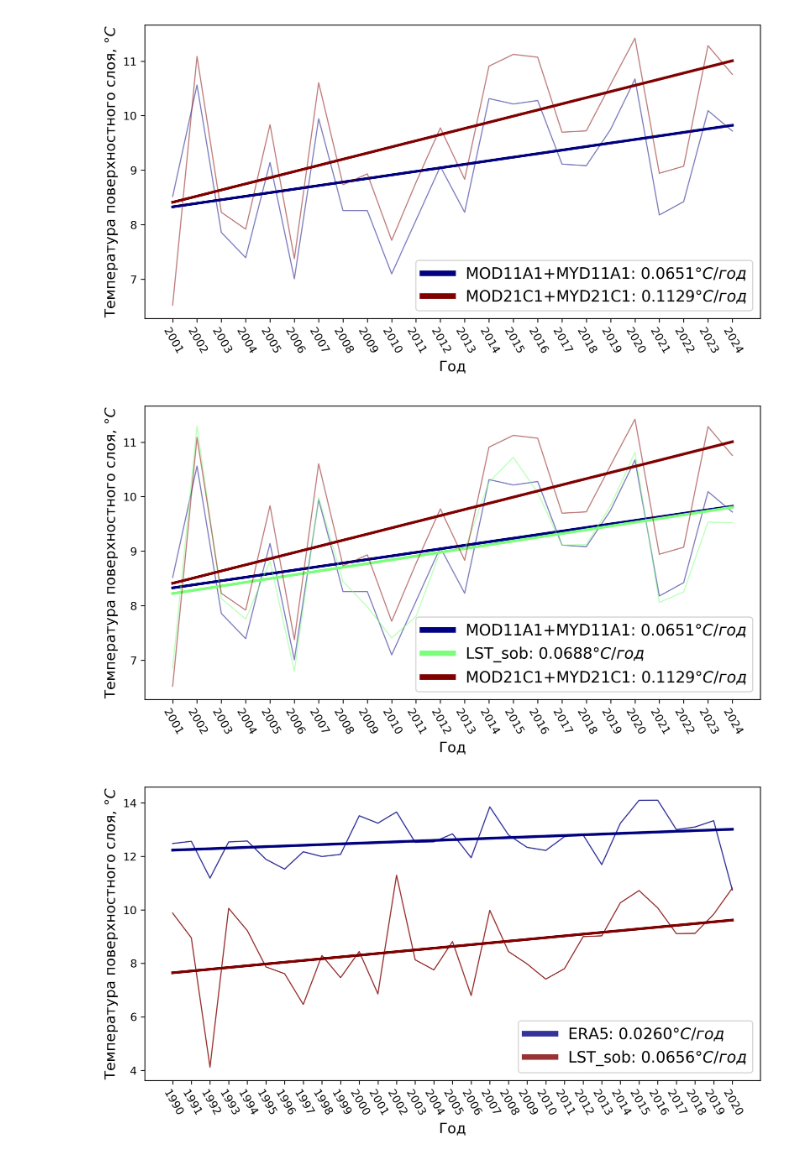
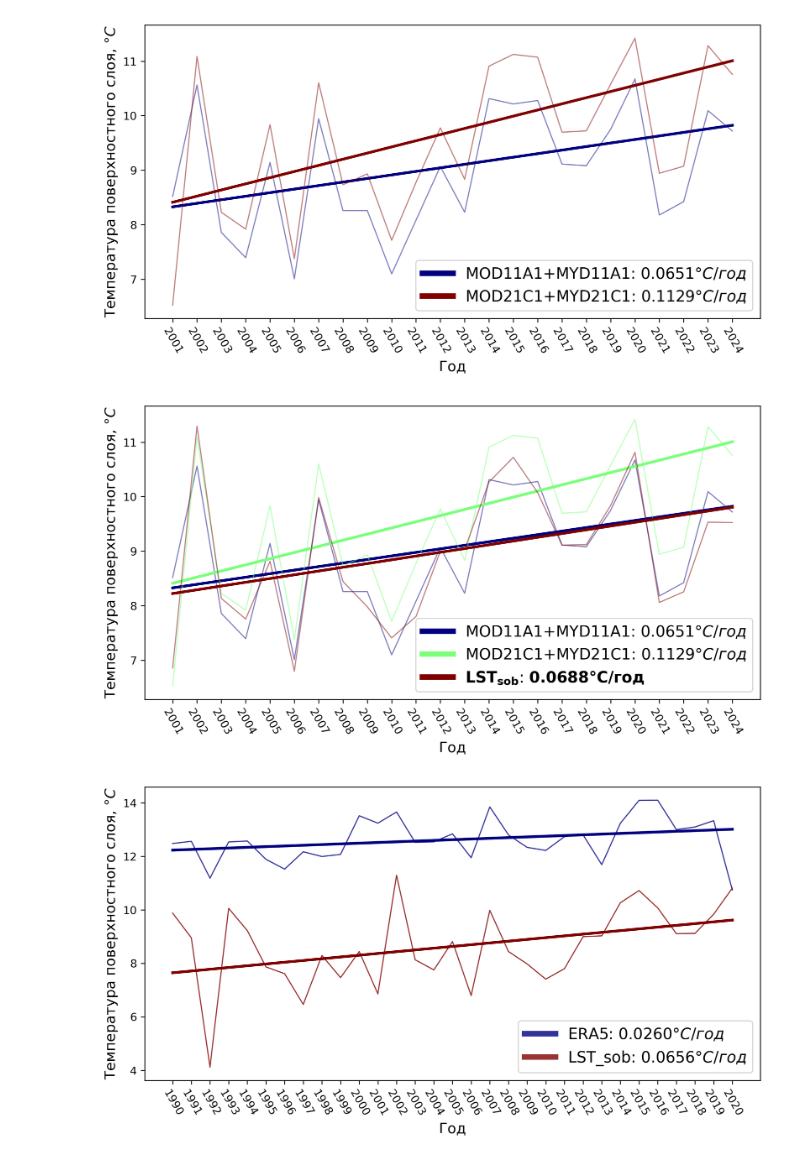
Before and after one commit to tobaffoon/baikal_vkr, a Jupyter notebook: Тренды/plot_global_trend.ipynb, the cells around one changed output. Drawn from its saved outputs; the diff is of its cells as text; code cells hidden in the pictures.

```diff
--- a/Тренды/plot_global_trend.ipynb
+++ b/Тренды/plot_global_trend.ipynb
@@ -8,7 +8,7 @@ from scipy.stats import theilslopes
 
 mpl.rcParams['figure.dpi'] = 300
 # %%
-def plot_annual_mean_multiple(year_temp_dict_coll, colors, names, plot_save_path, display_coef=False, check_years=True, use_theil=False):
+def plot_annual_mean_multiple(year_temp_dict_coll, colors, names, plot_save_path, check_years=True, use_theil=False):
    """Create and save the output figure.
 
    The plot is just mean values of multiple models
@@ -45,13 +45,22 @@ def plot_annual_mean_multiple(year_temp_dict_coll, colors, names, plot_save_path
       if(use_theil):
          coef, intercept, _, _ = theilslopes(tss, regression_years)
 
-         ax.plot(
-            ys,
-            intercept + coef * regression_years,
-            linewidth=2.5,
-            color=colors(i),
-            label=f"{name}: $\it{{{coef:.4f}}}{{\degree}}C/год$"
-         )
+         if('LST' in name):
+            ax.plot(
+               ys,
+               intercept + coef * regression_years,
+               linewidth=2.5,
+               color=colors(i),
+               label= name + ": " + fr"$\bf{{{coef:.4f}}}{{\degree}}C/год$"
+            )
+         else:
+            ax.plot(
+               ys,
+               intercept + coef * regression_years,
+               linewidth=2.5,
+               color=colors(i),
+               label= name + fr": $\it{{{coef:.4f}}}{{\degree}}C/год$"
+            )
       else:
          regressor = LinearRegression().fit(regression_years, tss)
          coef = regressor.coef_[0]
@@ -61,7 +70,7 @@ def plot_annual_mean_multiple(year_temp_dict_coll, colors, names, plot_save_path
             regressor.predict(regression_years),
             linewidth=2.5,
             color=colors(i),
-            label=f"{name}: $\it{{{coef:.4f}}}{{\degree}}C/год$"
+            label= name + f": $\it{{{coef:.4f}}}{{\degree}}C/год$"
          )
 
       ax.plot(
@@ -71,16 +80,6 @@ def plot_annual_mean_multiple(year_temp_dict_coll, colors, names, plot_save_path
          color=colors(i, alpha=0.5),
          # label=f"Данные {name}"
       )
-
-      if display_coef:
-         ax.text(
-            x=0.815,
-            y=0.95 - i*0.1,
-            s=f"$\it{{{name}: {coef:.4f}}}{{\degree}}C/год$",
-            horizontalalignment='center',
-            verticalalignment='top',
-            transform = ax.transAxes,
-            bbox=dict(facecolor='white', alpha=0.2))
 
    legend = ax.legend(loc="lower right", fontsize=14)
 
@@ -330,13 +329,13 @@ plot_annual_mean_multiple([lst_m11, lst_m21], two_colors, ["MOD11A1+MYD11A1", "M
 [figure]
 # %%
 plot_annual_mean_multiple(
-   [lst_m11, lst_landsat, lst_m21],
+   [lst_m11, lst_m21, lst_landsat],
    three_colors,
-   ["MOD11A1+MYD11A1", "LST_sob", "MOD21C1+MYD21C1"],
+   ["MOD11A1+MYD11A1", "MOD21C1+MYD21C1", r"$\bf{LST_{sob}}$"],
    "png/MODIS_Landsat_comparison.png",
    use_theil=True)
 # %% [output]
-[figure, old version]
+[figure, new version]
 # %%
 plot_annual_mean_multiple([lst_era5, lst_landsat], two_colors, ["ERA5", "LST_sob"], "png/Landsat_ERA5_comparison.png")
 # %% [output]
```
Also changed, not shown: 16 other files.
